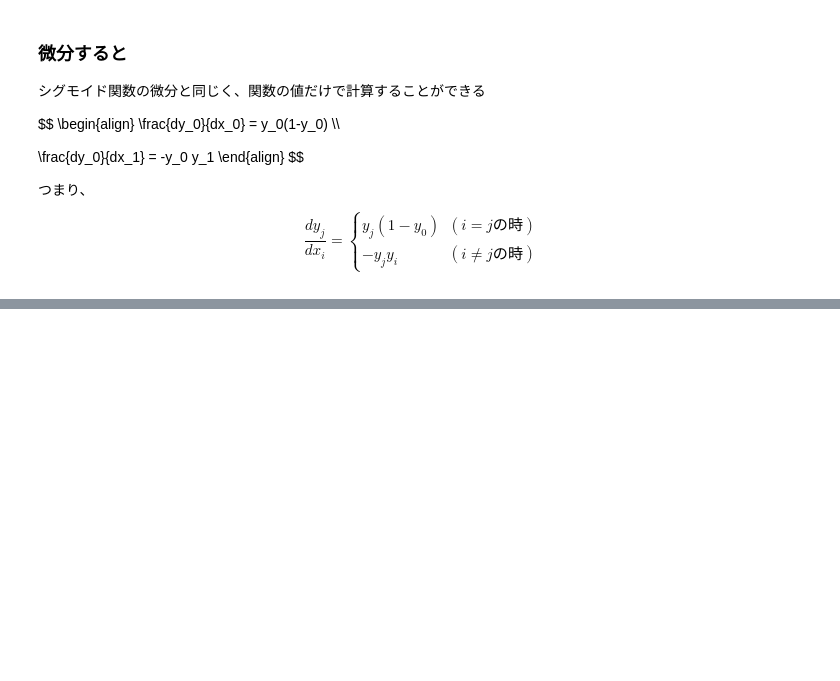
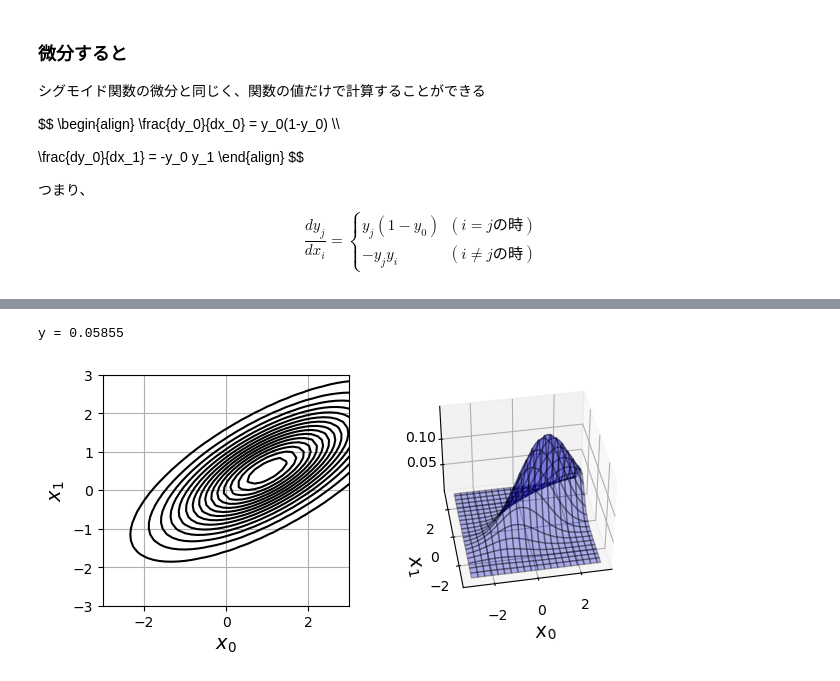
Before and after one commit to a2c6201/ml_labo, a Jupyter notebook: ml_text/section4.ipynb, the cells around one changed output, grey strips where cells are left out. Drawn from its saved outputs; the diff is of its cells as text; code cells hidden in the pictures; blank space fills up the shorter version.

```diff
--- a/ml_text/section4.ipynb
+++ b/ml_text/section4.ipynb
@@ -516,0 +615,69 @@ $$
+# %%
+%matplotlib inline
+import numpy as np
+import matplotlib.pyplot as plt
+
+# ガウス関数
+def gauss(x0, x1, mu, sigma):
+    x = np.array([x0, x1])
+    # 確率分布を表す場合、xに関した積分が1になるように定数を設定
+    a = 1 / (2 * np.pi) * 1 / (np.linalg.det(sigma) ** (1 / 2))       # detは行列式の計算
+    inv_sigma = np.linalg.inv(sigma)             # 逆行列を計算
+    y = a * np.exp(
+        (-1 / 2) * (x - mu).T @ inv_sigma @ (x - mu))
+    return y
+# %%
+# ガウス関数に数値を代入
+
+x0, x1 = 2, 1
+mu = np.array([1, 2])
+sigma = np.array([[1, 0], [0, 1]])
+y = gauss(x0, x1, mu, sigma)
+print('y =', np.round(y, 6))
+# %% [output]
+y = 0.05855
+# %%
+# この関数を等高線、3Dで表示
+mu = np.array([1, 0.5])     # 平均ベクトル
+sigma = np.array([[2, 1], [1, 1]])      # 共分散行列 σ0がσ1よりも大きいからσ0の方向に広がり、σ01が正の数だから右上に傾く
+x0_min, x0_max = -3, 3    # x0の範囲
+x1_min, x1_max = -3, 3    # x1の範囲
+
+# データ生成
+x0_n, x1_n = 40, 40     # グラフ表示の解像度
+x0 = np.linspace(x0_min, x0_max, x0_n)     # x0_n個の要素を持つ等差数列を生成
+x1 = np.linspace(x1_min, x1_max, x1_n)
+f = np.zeros((x1_n, x0_n))     # x0_n行x1_n列のゼロ行列を生成
+for i0 in range(x0_n):
+    for i1 in range(x1_n):
+        f[i1, i0] = gauss(x0[i0], x1[i1], mu, sigma)     # fにガウス関数の値を代入
+
+xx0, xx1 = np.meshgrid(x0, x1)      # 格子状の点を作成
+
+# グラフ描画
+plt.figure(figsize=(7, 3))
+
+# 等高線表示
+plt.subplot(1, 2, 1)
+# contour(横軸, 縦軸, 高さ, 等高線の数)
+cont = plt.contour(xx0, xx1, f, levels=15, colors='black')     # 等高線を5つ描画
+plt.xlabel('$x_0$', fontsize=14)
+plt.ylabel('$x_1$', fontsize=14)
+plt.xlim(x0_min, x0_max)
+plt.ylim(x1_min, x1_max)
+plt.grid()
+
+# サーフェス表示
+ax = plt.subplot(1, 2, 2, projection='3d')     # 1行2列のグラフの2番目を作成
+# ax.plot_surface(横軸, 縦軸, 高さ(y), rstride=行の間隔, cstride=列の間隔, alpha=透明度, color=色, edgecolor=線の色)
+ax.plot_surface(
+    xx0, xx1, f,
+    rstride=2, cstride=2, alpha=0.3, color='blue', edgecolor='black'
+    )
+ax.set_zticks([0.05, 0.10])     # z軸の目盛りを設定
+ax.set_xlabel('$x_0$', fontsize=14)
+ax.set_ylabel('$x_1$', fontsize=14)
+ax.view_init(40, -100)      # グラフの表示角度を設定
+plt.show()
+# %% [output]
+[figure, added]
```
Also changed, not shown: parts of 4 cells of this notebook.
